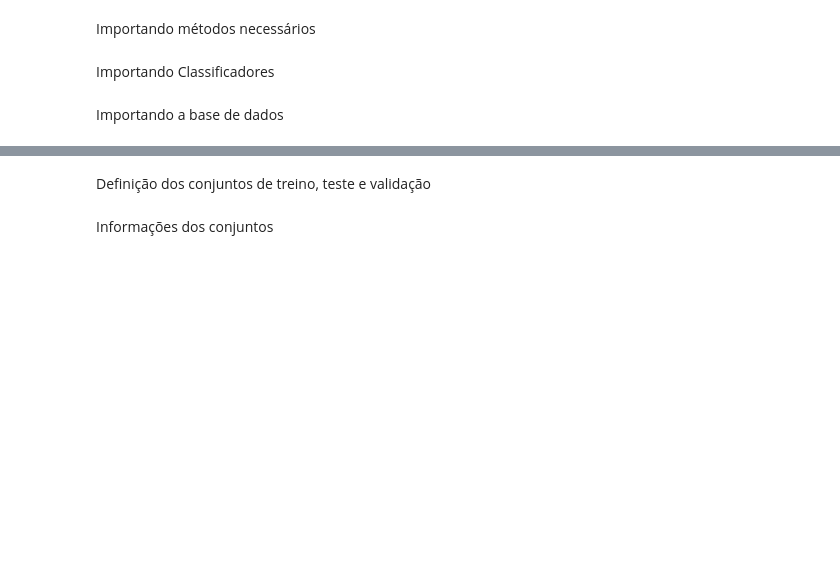
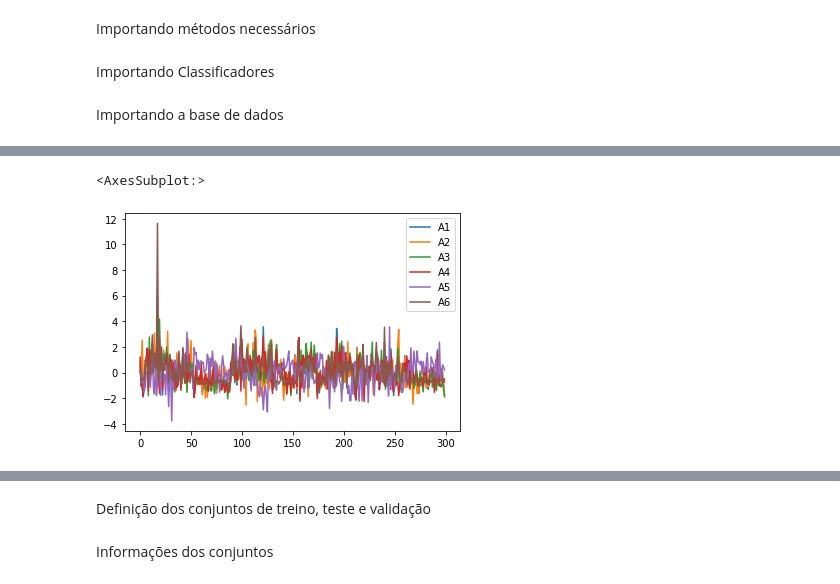
Before and after one commit to viniolvs/ML-classifiers, a Jupyter notebook: trab1.ipynb, the cells around one changed output, grey strips where cells are left out. Cells and saved outputs as stored; diff of their text form; code cells hidden in the pictures; blank space fills up the shorter version.

```diff
--- a/trab1.ipynb
+++ b/trab1.ipynb
@@ -43,0 +39,6 @@ df_temp.head()
+# %%
+#Exibe o data frame dos atributos
+df_temp.plot()
+# %% [output]
+<AxesSubplot:>
+[figure, added]
```
Also changed, not shown: parts of 24 cells of this notebook, 1 other file.
